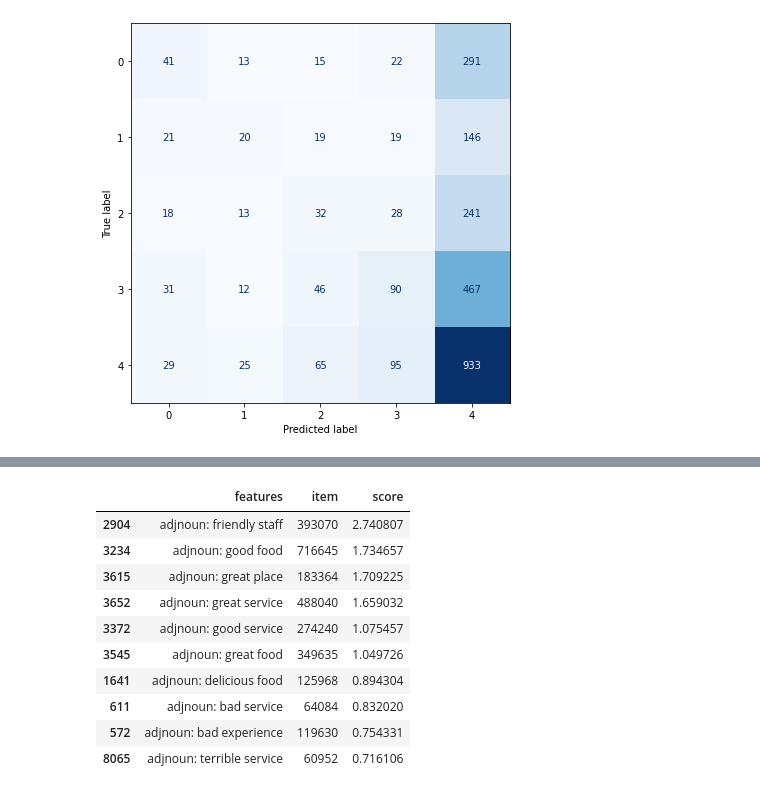
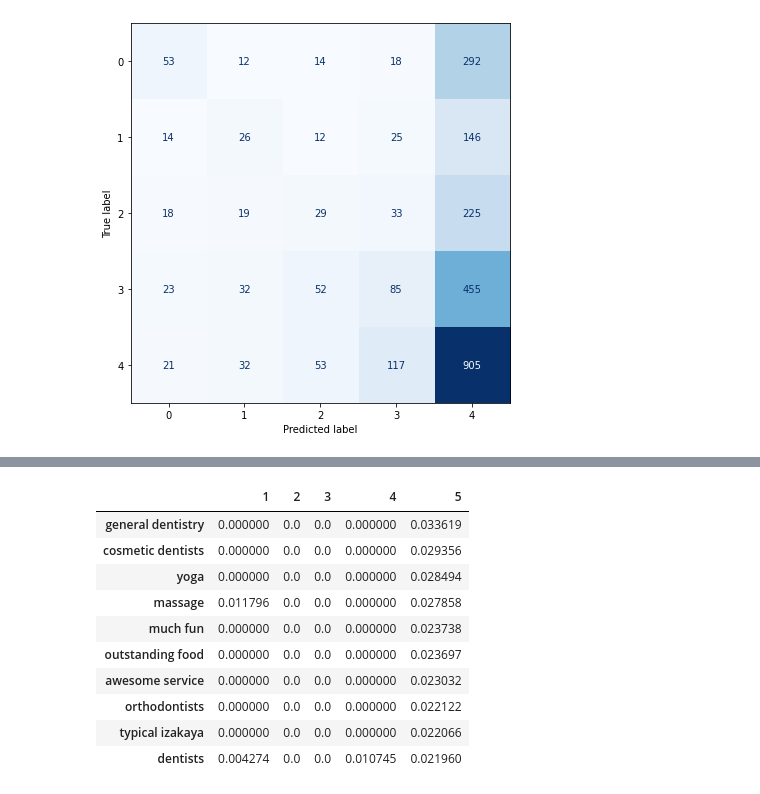
Before and after one commit to afflint/textsent, a Jupyter notebook: syntax/syntax.ipynb, the cells around one changed output, grey strips where cells are left out. Drawn from its saved outputs; the diff is of its cells as text; code cells hidden in the pictures.

```diff
--- a/syntax/syntax.ipynb
+++ b/syntax/syntax.ipynb
@@ -560,0 +564,3 @@ for doc, data in train_data.items():
+# %%
+features = vectorizer.get_feature_names_out()
+print(features[:10])
@@ -561,5 +570,5 @@ for doc, data in train_data.items():
 # %%
-STC = SparseTensorClassifier(targets=['stars'], features=['adjnoun'])
+BC = BornClassifier()
 # %%
-STC.fit(tdata)
+BC.fit(X_train, y_train)
 # %% [output]
@@ -596,6 +592,2 @@ weighted avg       0.93      0.92      0.92      2732
 # %%
-E = explainability.reset_index()
-G = E.groupby(['stars', 'features']).sum().reset_index()
-for star in range(1, 6):
-    top5 = G[G.stars == str(star)].sort_values('score', ascending=False).head()
-    print(star, [x.replace("adjnoun: ", '') for x in top5.features])
+E = pd.DataFrame(BC.explain(), index=features, columns=[str(x) for x in range(1, 6)])
@@ -624,14 +594,14 @@ G.groupby(['features']).sum().reset_index().sort_values('score', ascending=True)
-# %%
-G.groupby(['features']).sum().reset_index().sort_values('score', ascending=False).head(10)
-# %% [output]
-|  | features | item | score |
-| 2904 | adjnoun: friendly staff | 393070 | 2.740807 |
-| 3234 | adjnoun: good food | 716645 | 1.734657 |
-| 3615 | adjnoun: great place | 183364 | 1.709225 |
-| 3652 | adjnoun: great service | 488040 | 1.659032 |
-| 3372 | adjnoun: good service | 274240 | 1.075457 |
-| 3545 | adjnoun: great food | 349635 | 1.049726 |
-| 1641 | adjnoun: delicious food | 125968 | 0.894304 |
-| 611 | adjnoun: bad service | 64084 | 0.832020 |
-| 572 | adjnoun: bad experience | 119630 | 0.754331 |
-| 8065 | adjnoun: terrible service | 60952 | 0.716106 |
+# %%
+E.sort_values('5', ascending=False).head(10)
+# %% [output]
+|  | 1 | 2 | 3 | 4 | 5 |
+| general dentistry | 0.000000 | 0.0 | 0.0 | 0.000000 | 0.033619 |
+| cosmetic dentists | 0.000000 | 0.0 | 0.0 | 0.000000 | 0.029356 |
+| yoga | 0.000000 | 0.0 | 0.0 | 0.000000 | 0.028494 |
+| massage | 0.011796 | 0.0 | 0.0 | 0.000000 | 0.027858 |
+| much fun | 0.000000 | 0.0 | 0.0 | 0.000000 | 0.023738 |
+| outstanding food | 0.000000 | 0.0 | 0.0 | 0.000000 | 0.023697 |
+| awesome service | 0.000000 | 0.0 | 0.0 | 0.000000 | 0.023032 |
+| orthodontists | 0.000000 | 0.0 | 0.0 | 0.000000 | 0.022122 |
+| typical izakaya | 0.000000 | 0.0 | 0.0 | 0.000000 | 0.022066 |
+| dentists | 0.004274 | 0.0 | 0.0 | 0.010745 | 0.021960 |
```
Also changed, not shown: parts of 28 cells of this notebook, 2 other files.
